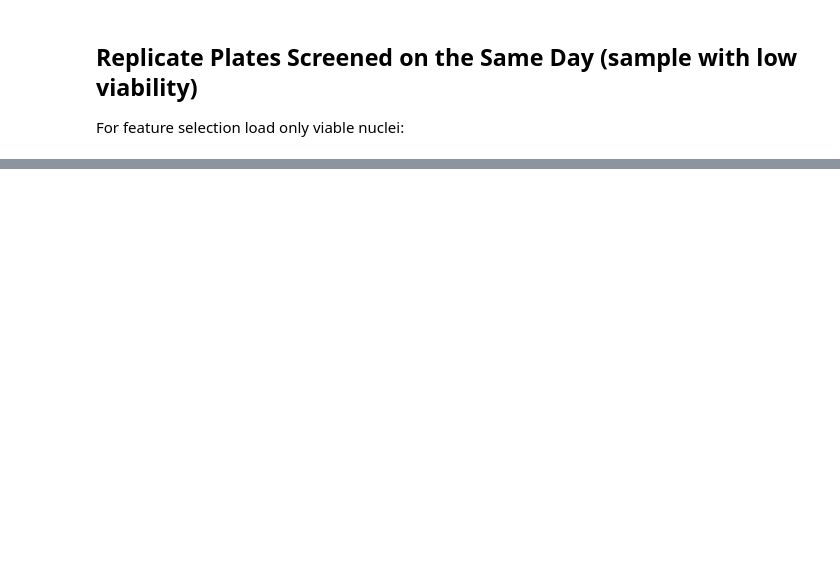
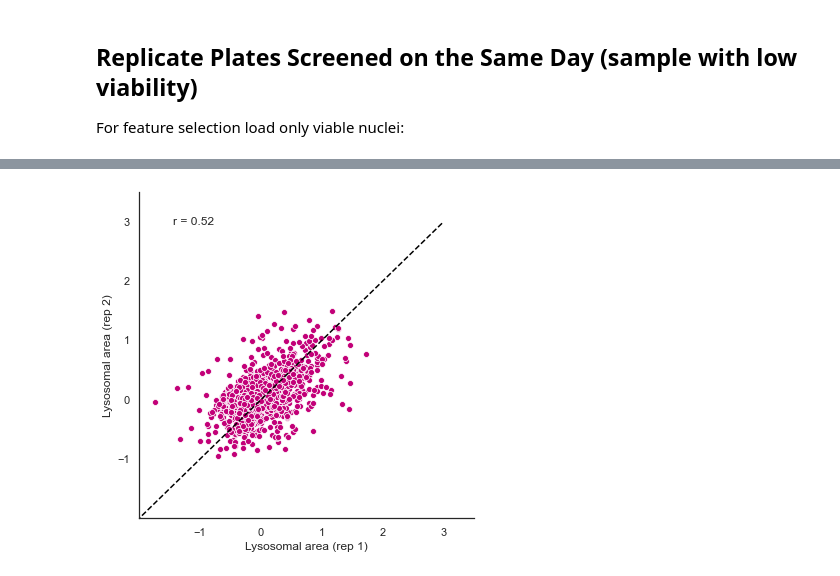
Before and after one commit to vladchimescu/microscopy-notebooks, a Jupyter notebook: coculture_profiling/CLL-feature-selection.ipynb, the cells around one changed output, grey strips where cells are left out. Drawn from its saved outputs; the diff is of its cells as text; code cells hidden in the pictures; blank space fills up the shorter version.

```diff
--- a/coculture_profiling/CLL-feature-selection.ipynb
+++ b/coculture_profiling/CLL-feature-selection.ipynb
@@ -275,8 +336,8 @@ prof_rep2 = prof_rep2[np.isin(prof_rep2['well'], prof_rep1['well'])]
 # %%
 repcor = get_repcor(prof_rep1, prof_rep2)
 # %%
-biol_rep1.append(prof_rep1)
-biol_rep2.append(prof_rep2)
+tech_rep1.append(prof_rep1)
+tech_rep2.append(prof_rep2)
 # %% [markdown]
 ## Replicate Plates Screened on the Same Day (sample with low viability)
 For feature selection load only viable nuclei:
@@ -310,11 +381,11 @@ prof_rep2 = prof_rep2[np.isin(prof_rep2['well'], prof_rep1['well'])]
 # %%
 repcor = get_repcor(prof_rep1, prof_rep2)
 # %%
-biol_rep1.append(prof_rep1)
-biol_rep2.append(prof_rep2)
+tech_rep1.append(prof_rep1)
+tech_rep2.append(prof_rep2)
 # %%
-repcor = get_repcor(pd.concat(biol_rep1).reset_index(drop=True),
-                    pd.concat(biol_rep2).reset_index(drop=True))
+repcor = get_repcor(pd.concat(tech_rep1).reset_index(drop=True),
+                    pd.concat(tech_rep2).reset_index(drop=True))
 # %%
 highcor = repcor[repcor > 0.5]
 highcor_df = pd.DataFrame({'feature': highcor.index, 'repcor': highcor.values})
@@ -350,27 +425,29 @@ sn.despine()
 # %%
-biol_rep1[0]['sample'] = biol_rep2[0]['sample'] = 'P0042'
-biol_rep1[1]['sample'] = biol_rep2[1]['sample'] = 'P0487'
-biol_rep1[2]['sample'] = biol_rep2[2]['sample'] = 'OMZP0134'
+tech_rep1[0]['sample'] = tech_rep2[0]['sample'] = 'P0042'
+tech_rep1[1]['sample'] = tech_rep2[1]['sample'] = 'P0487'
+tech_rep1[2]['sample'] = tech_rep2[2]['sample'] = 'OMZP0134'
 # %%
 fig, ax = plt.subplots(figsize=(6,6))
 plt.plot([-3, 3], [-3, 3], linewidth=1.5, linestyle='--', color='black')
 sn.scatterplot(x='ch-Lysosomal-area_x', y='ch-Lysosomal-area_y',
-               data=pd.merge(pd.concat(biol_rep1)[['well', 'sample', 'ch-Lysosomal-area']],
-                             pd.concat(biol_rep2)[['well', 'sample', 'ch-Lysosomal-area']],
+               data=pd.merge(pd.concat(tech_rep1)[['well', 'sample', 'ch-Lysosomal-area']],
+                             pd.concat(tech_rep2)[['well', 'sample', 'ch-Lysosomal-area']],
                              on=['well', 'sample']), ax=ax,
               facecolor='#c20078')
 sn.despine()
 ax.annotate("r = {:.2f}".format(repcor['ch-Lysosomal-area']),
             xy=(.1, .9), xycoords=ax.transAxes)
 ax.set_xlim((-2,3.5))
 ax.set_ylim((-2,3.5))
 plt.xlabel('Lysosomal area (rep 1)')
 plt.ylabel('Lysosomal area (rep 2)')
 xticks = ax.xaxis.get_major_ticks()
 xticks[0].label1.set_visible(False)
 yticks = ax.yaxis.get_major_ticks()
 yticks[0].label1.set_visible(False)
 sn.set(font_scale=1.4, style='white')
+# %% [output]
+[figure, added]
 # %%
 fig, ax = plt.subplots(figsize=(6,6))
 plt.plot([-3, 3], [-3, 3], linewidth=1.5, linestyle='--', color='black')
```
Also changed, not shown: parts of 34 cells of this notebook.
